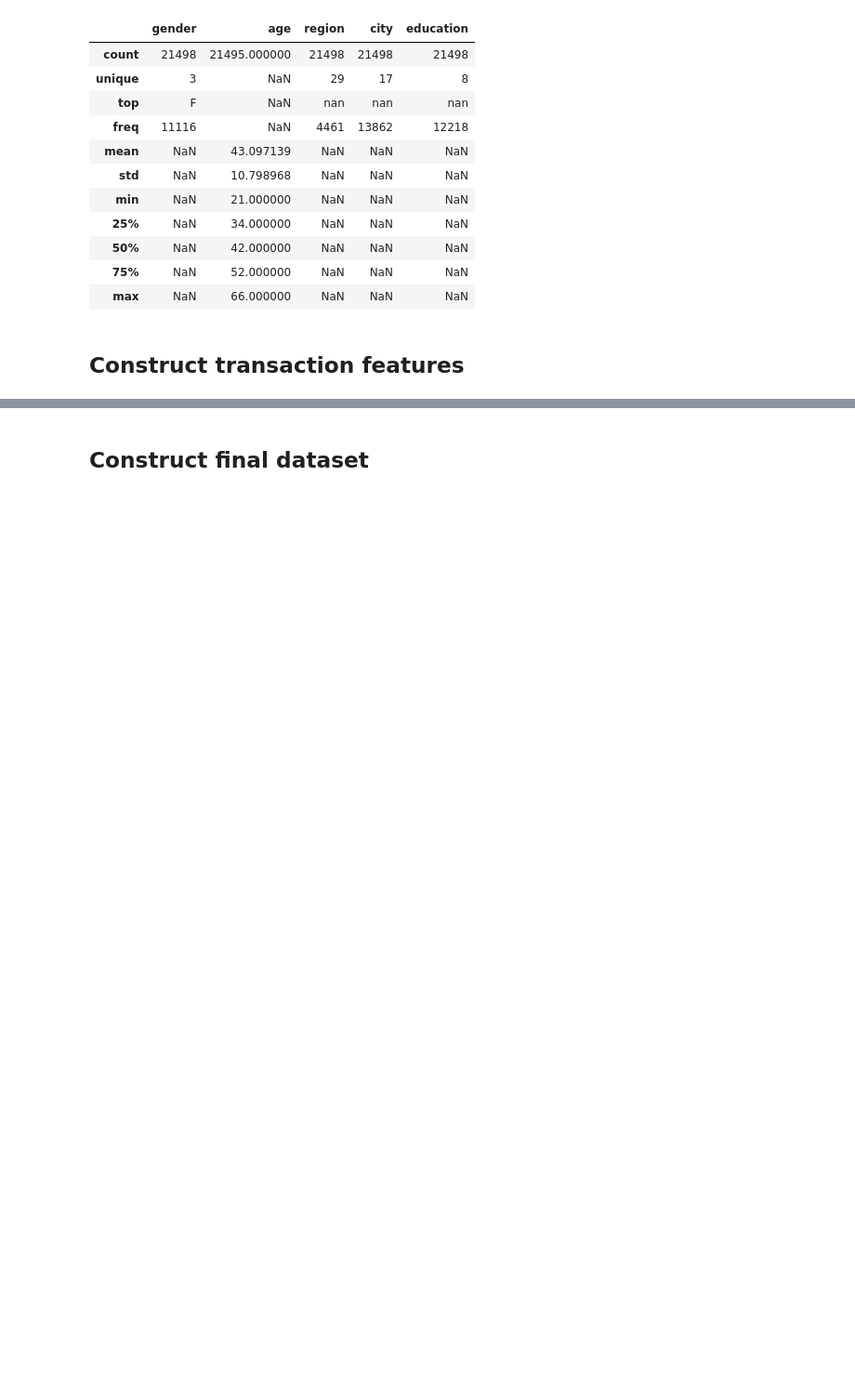
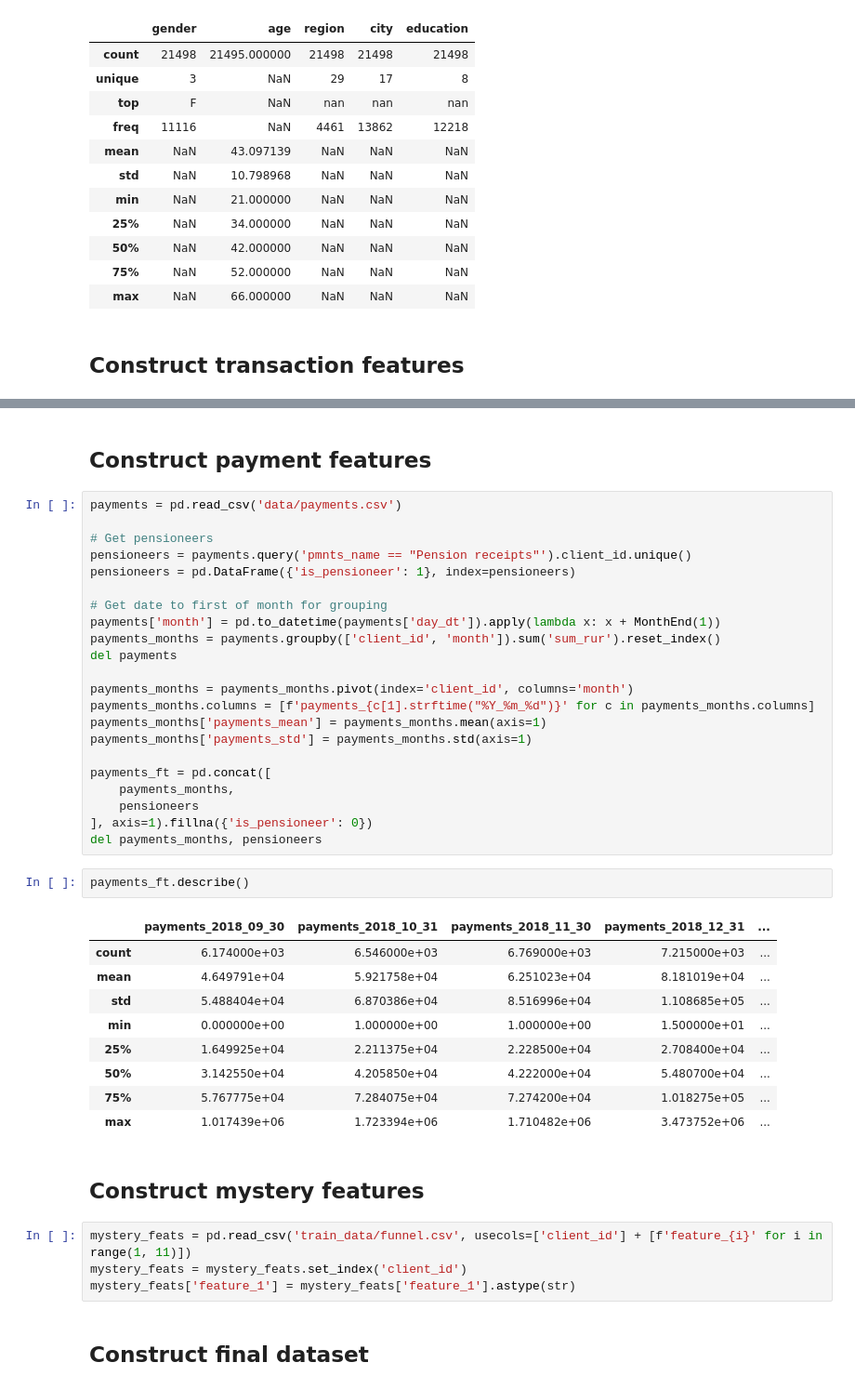
Before and after one commit to tadejsv/squatting-slavs-strike-back, a Jupyter notebook: dev_tadej4.ipynb, the cells around one changed output, grey strips where cells are left out. Shown at 93% size. Drawn from its saved outputs; the diff is of its cells as text; blank space fills up the shorter version.

Commit message:
Add mystery feats

```diff
--- a/dev_tadej4.ipynb
+++ b/dev_tadej4.ipynb
@@ -152,6 +154,48 @@ del temp_trs
 gc.collect()
 # %% [output]
 0
+# %% [markdown]
+## Construct payment features
+# %%
+payments = pd.read_csv('data/payments.csv')
+
+# Get pensioneers
+pensioneers = payments.query('pmnts_name == "Pension receipts"').client_id.unique()
+pensioneers = pd.DataFrame({'is_pensioneer': 1}, index=pensioneers)
+
+# Get date to first of month for grouping
+payments['month'] = pd.to_datetime(payments['day_dt']).apply(lambda x: x + MonthEnd(1))
+payments_months = payments.groupby(['client_id', 'month']).sum('sum_rur').reset_index()
+del payments
+
+payments_months = payments_months.pivot(index='client_id', columns='month')
+payments_months.columns = [f'payments_{c[1].strftime("%Y_%m_%d")}' for c in payments_months.columns]
+payments_months['payments_mean'] = payments_months.mean(axis=1)
+payments_months['payments_std'] = payments_months.std(axis=1)
+
+payments_ft = pd.concat([
+    payments_months,
+    pensioneers
+], axis=1).fillna({'is_pensioneer': 0})
+del payments_months, pensioneers
+# %%
+payments_ft.describe()
+# %% [output]
+|  | payments_2018_09_30 | payments_2018_10_31 | payments_2018_11_30 | payments_2018_12_31 | ... |
+| count | 6.174000e+03 | 6.546000e+03 | 6.769000e+03 | 7.215000e+03 | ... |
+| mean | 4.649791e+04 | 5.921758e+04 | 6.251023e+04 | 8.181019e+04 | ... |
+| std | 5.488404e+04 | 6.870386e+04 | 8.516996e+04 | 1.108685e+05 | ... |
+| min | 0.000000e+00 | 1.000000e+00 | 1.000000e+00 | 1.500000e+01 | ... |
+| 25% | 1.649925e+04 | 2.211375e+04 | 2.228500e+04 | 2.708400e+04 | ... |
+| 50% | 3.142550e+04 | 4.205850e+04 | 4.222000e+04 | 5.480700e+04 | ... |
+| 75% | 5.767775e+04 | 7.284075e+04 | 7.274200e+04 | 1.018275e+05 | ... |
+| max | 1.017439e+06 | 1.723394e+06 | 1.710482e+06 | 3.473752e+06 | ... |
+# %% [markdown]
+## Construct mystery features
+# %%
+mystery_feats = pd.read_csv('train_data/funnel.csv', usecols=['client_id'] + [f'feature_{i}' for i in range(1, 11)])
+mystery_feats = mystery_feats.set_index('client_id')
+mystery_feats['feature_1'] = mystery_feats['feature_1'].astype(str)
 # %% [markdown]
 ## Construct final dataset
 # %%
```
Also changed, not shown: parts of 16 cells of this notebook, 3 other files.
